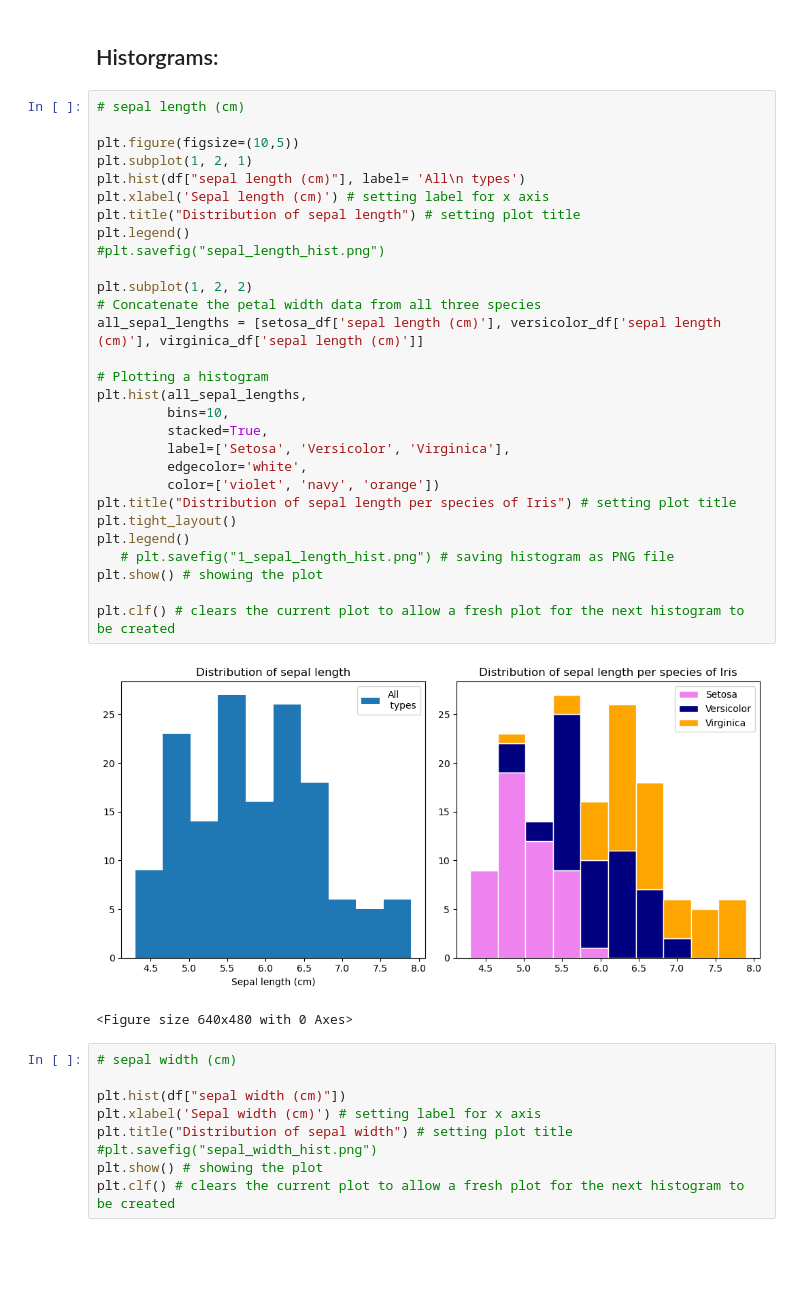
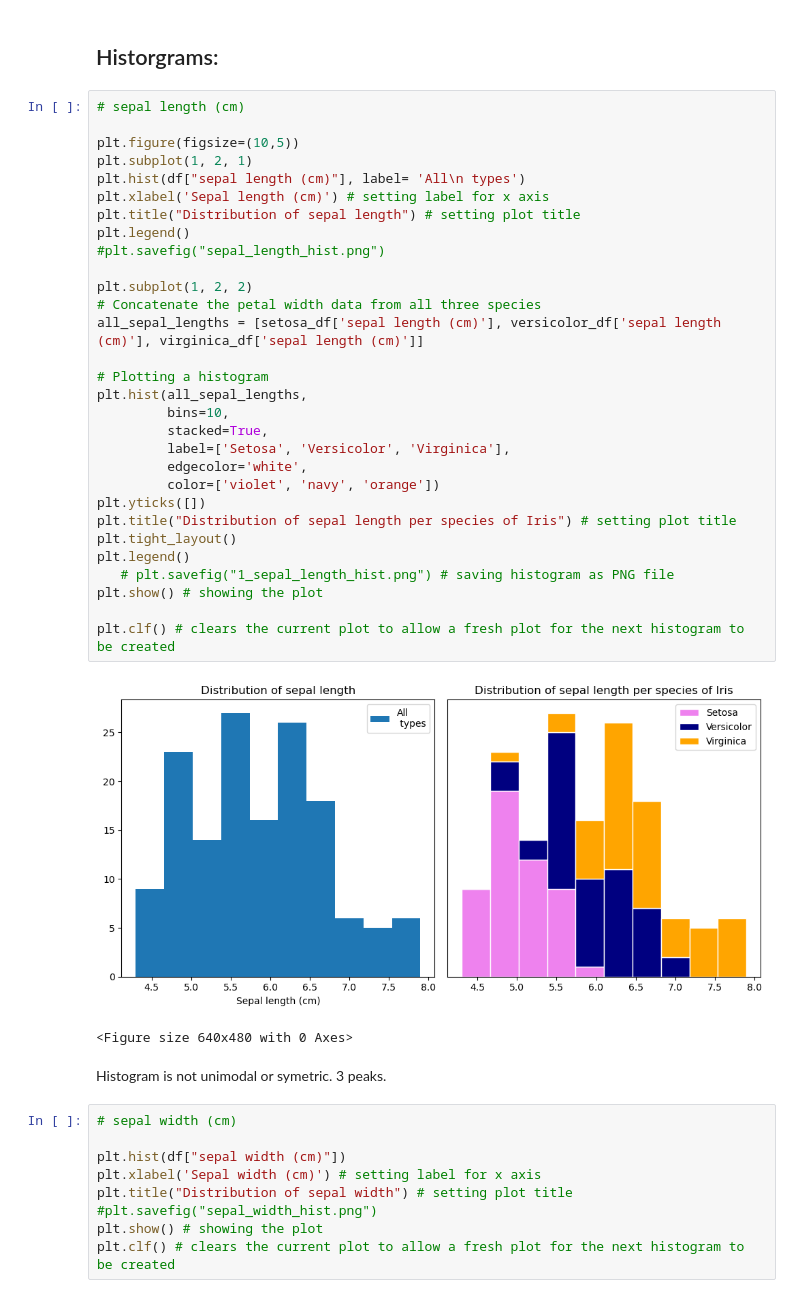
Before and after one commit to Ange-Dvs/pands-project, a Jupyter notebook: iris.ipynb, the cells around one changed output. Drawn from its saved outputs; the diff is of its cells as text; blank space fills up the shorter version.

Commit message:
To do list updated in notebook, trying different types of histogram views to find best suited, testing error handling.

```diff
--- a/iris.ipynb
+++ b/iris.ipynb
@@ -101,35 +161,38 @@ Name: count, dtype: int64
 # %%
 # sepal length (cm)
 
 plt.figure(figsize=(10,5))
 plt.subplot(1, 2, 1)
 plt.hist(df["sepal length (cm)"], label= 'All\n types')
 plt.xlabel('Sepal length (cm)') # setting label for x axis
 plt.title("Distribution of sepal length") # setting plot title
 plt.legend()
 #plt.savefig("sepal_length_hist.png")
 
 plt.subplot(1, 2, 2)
 # Concatenate the petal width data from all three species
 all_sepal_lengths = [setosa_df['sepal length (cm)'], versicolor_df['sepal length (cm)'], virginica_df['sepal length (cm)']]
 
 # Plotting a histogram
 plt.hist(all_sepal_lengths,
          bins=10,
          stacked=True,
          label=['Setosa', 'Versicolor', 'Virginica'],
          edgecolor='white',
          color=['violet', 'navy', 'orange'])
+plt.yticks([])
 plt.title("Distribution of sepal length per species of Iris") # setting plot title
 plt.tight_layout()
 plt.legend()
    # plt.savefig("1_sepal_length_hist.png") # saving histogram as PNG file
 plt.show() # showing the plot
 
 plt.clf() # clears the current plot to allow a fresh plot for the next histogram to be created
 # %% [output]
-[figure, old version]
+[figure, new version]
 <Figure size 640x480 with 0 Axes>
+# %% [markdown]
+Histogram is not unimodal or symetric. 3 peaks.
 # %%
 # sepal width (cm)
 
```
Also changed, not shown: parts of 13 cells of this notebook, 1 other file.
